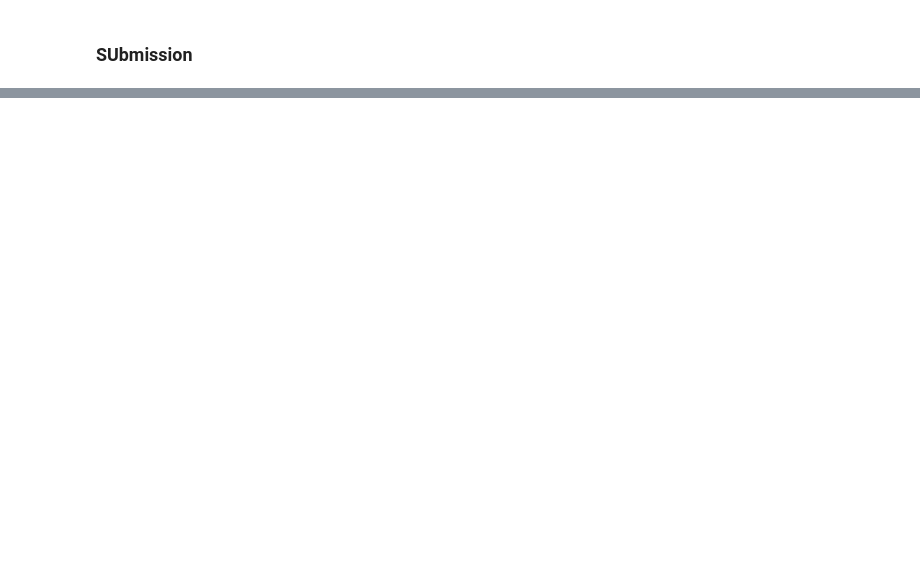
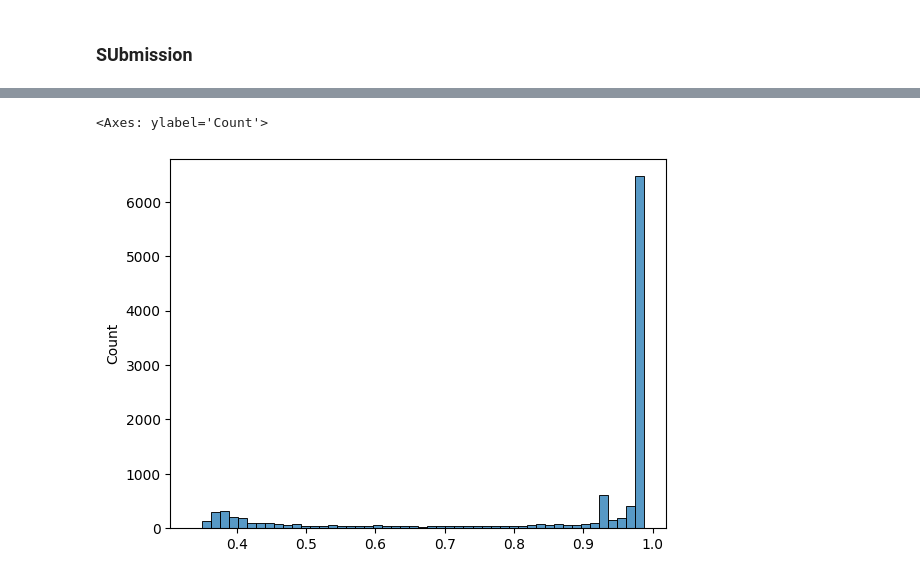
Before and after one commit to yumizu-da/atmaCup17, a Jupyter notebook: exp/006/run.ipynb, the cells around one changed output, grey strips where cells are left out. Drawn from its saved outputs; the diff is of its cells as text; code cells hidden in the pictures; blank space fills up the shorter version.

```diff
--- a/exp/006/run.ipynb
+++ b/exp/006/run.ipynb
@@ -222,9 +242,6 @@ KeyboardInterrupt:
 # %% [markdown]
 ### SUbmission
 # %%
-def tokenize(sample):
-    return tokenizer(sample['prompt'], max_length=cfg.bert.params.max_length, truncation=True)
-
 preds = []
 for i in range(5):
     results_dir = f"{cfg.data.results_dir}/fold{i}/final"
@@ -246,7 +263,7 @@ for i in range(5):
         data_collator=DataCollatorWithPadding(tokenizer),
         tokenizer=tokenizer,
     )
-    predictions = torch.softmax(torch.tensor(trainer.predict(ds_test).predictions), dim=1).numpy()
+    predictions = torch.softmax(torch.tensor(trainer.predict(ds_test).predictions)[:, :2], dim=1).numpy()
     preds.append(predictions[:, 1])
 
 pred = np.mean(preds, axis=0)
@@ -262,0 +288,5 @@ sub_df.head()
+# %%
+sns.histplot(pred, bins=50)
+# %% [output]
+<Axes: ylabel='Count'>
+[figure, added]
```
Also changed, not shown: parts of 4 cells of this notebook, 2 other files.
